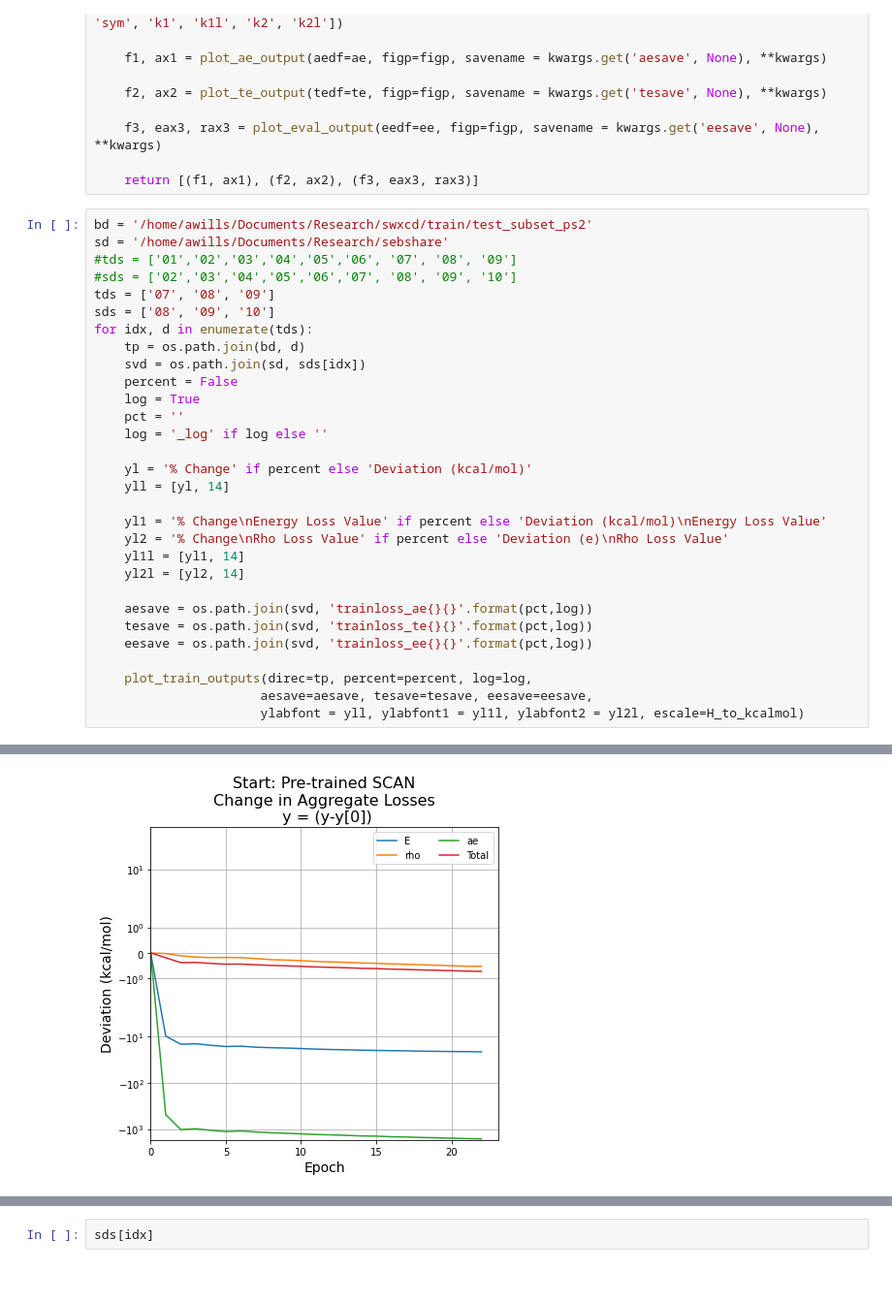
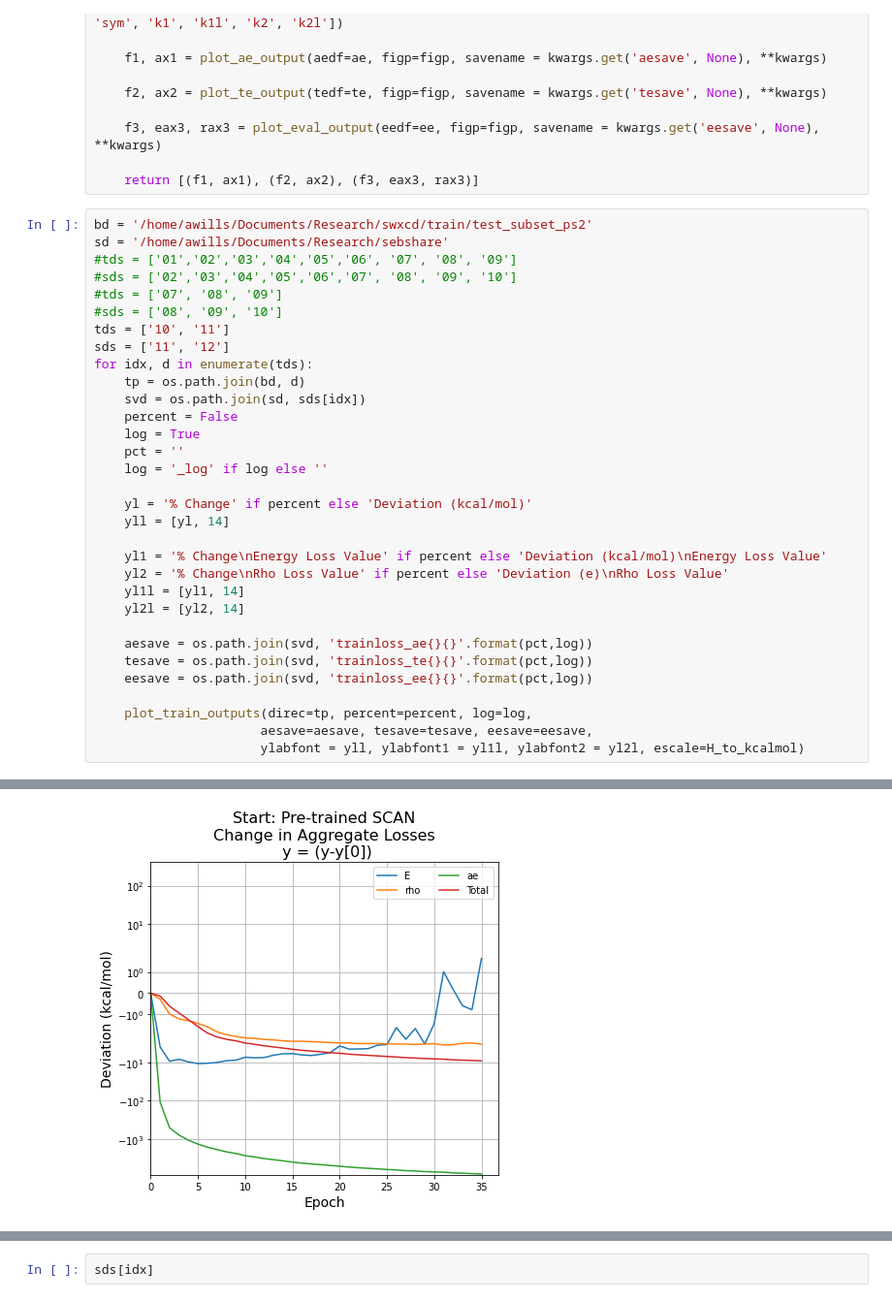
Before and after one commit to alecpwills/dpyscfl, a Jupyter notebook: notebooks/output_graph.ipynb, the cells around one changed output, grey strips where cells are left out. Shown at 97% size. Saved outputs shown, nothing was run; the diff lists cells and outputs as text.

```diff
--- a/notebooks/output_graph.ipynb
+++ b/notebooks/output_graph.ipynb
@@ -227,8 +227,10 @@ bd = '/home/awills/Documents/Research/swxcd/train/test_subset_ps2'
 sd = '/home/awills/Documents/Research/sebshare'
 #tds = ['01','02','03','04','05','06', '07', '08', '09']
 #sds = ['02','03','04','05','06','07', '08', '09', '10']
-tds = ['07', '08', '09']
-sds = ['08', '09', '10']
+#tds = ['07', '08', '09']
+#sds = ['08', '09', '10']
+tds = ['10', '11']
+sds = ['11', '12']
 for idx, d in enumerate(tds):
     tp = os.path.join(bd, d)
     svd = os.path.join(sd, sds[idx])
@@ -277 +279 @@ for idx, d in enumerate(tds):
-[figure, old version]
+[figure, new version]
```
Also changed, not shown: parts of 1 cell of this notebook, 7 other files.
